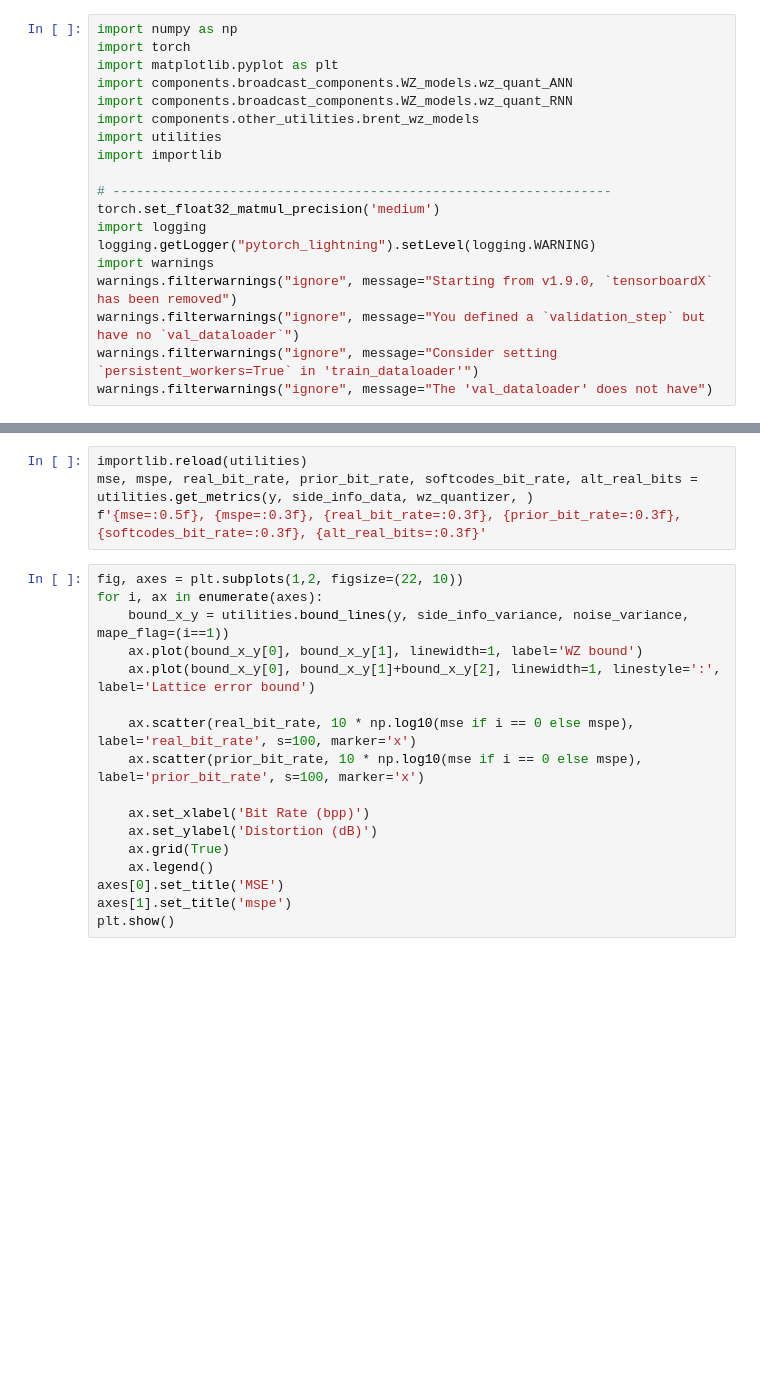
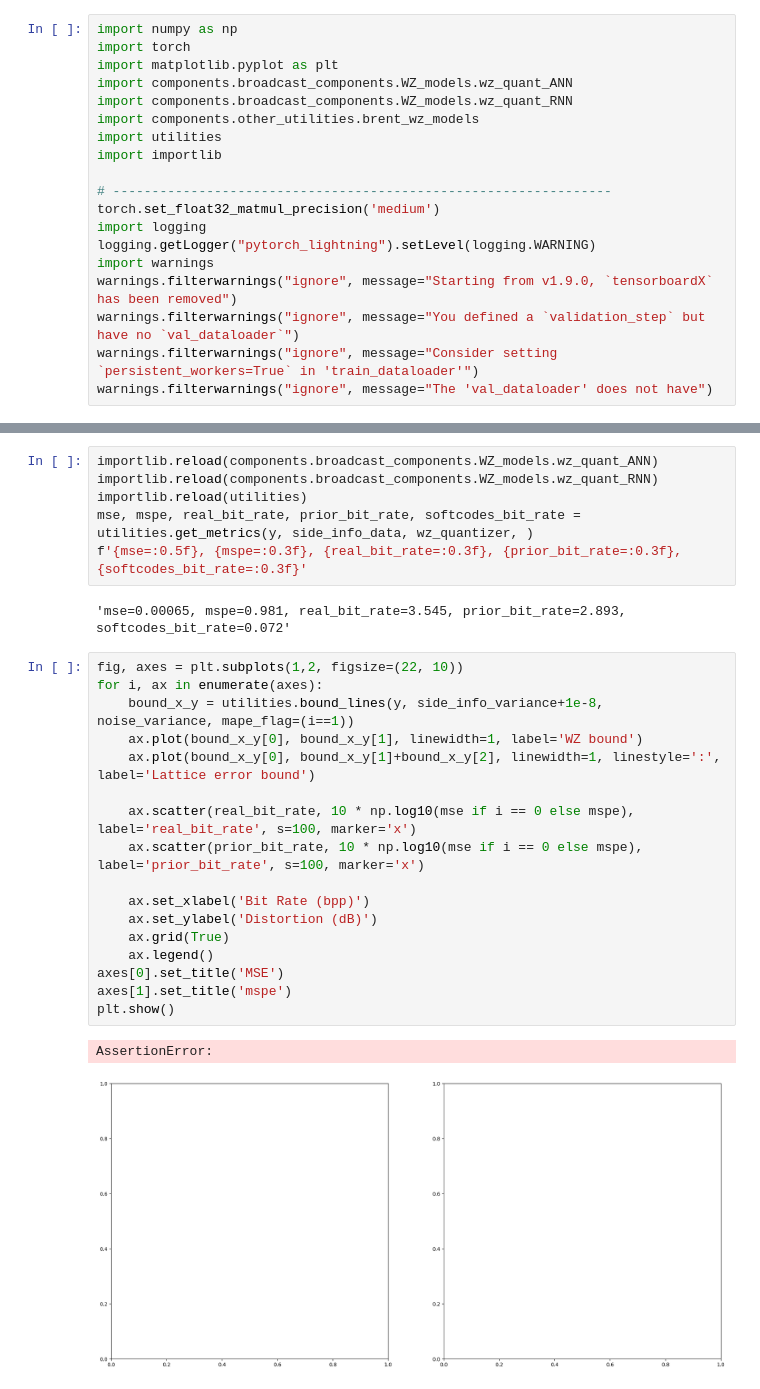
Before and after one commit to HosseinOutward/VUB-ACS-25_Thesis, a Jupyter notebook: experiments/make_basic_rnn_model/make_basic_rnn_model.ipynb, the cells around one changed output, grey strips where cells are left out. Saved outputs shown, nothing was run; the diff lists cells and outputs as text; blank space fills up the shorter version.

```diff
--- a/experiments/make_basic_rnn_model/make_basic_rnn_model.ipynb
+++ b/experiments/make_basic_rnn_model/make_basic_rnn_model.ipynb
@@ -97,21 +119,28 @@ wz_quantizer.train_model(y, side_info_data, epoch=60, batch_size=10_000)
 # %%
+importlib.reload(components.broadcast_components.WZ_models.wz_quant_ANN)
+importlib.reload(components.broadcast_components.WZ_models.wz_quant_RNN)
 importlib.reload(utilities)
-mse, mspe, real_bit_rate, prior_bit_rate, softcodes_bit_rate, alt_real_bits = utilities.get_metrics(y, side_info_data, wz_quantizer, )
-f'{mse=:0.5f}, {mspe=:0.3f}, {real_bit_rate=:0.3f}, {prior_bit_rate=:0.3f}, {softcodes_bit_rate=:0.3f}, {alt_real_bits=:0.3f}'
+mse, mspe, real_bit_rate, prior_bit_rate, softcodes_bit_rate = utilities.get_metrics(y, side_info_data, wz_quantizer, )
+f'{mse=:0.5f}, {mspe=:0.3f}, {real_bit_rate=:0.3f}, {prior_bit_rate=:0.3f}, {softcodes_bit_rate=:0.3f}'
+# %% [output]
+'mse=0.00065, mspe=0.981, real_bit_rate=3.545, prior_bit_rate=2.893, softcodes_bit_rate=0.072'
 # %%
 fig, axes = plt.subplots(1,2, figsize=(22, 10))
 for i, ax in enumerate(axes):
-    bound_x_y = utilities.bound_lines(y, side_info_variance, noise_variance, mape_flag=(i==1))
+    bound_x_y = utilities.bound_lines(y, side_info_variance+1e-8, noise_variance, mape_flag=(i==1))
     ax.plot(bound_x_y[0], bound_x_y[1], linewidth=1, label='WZ bound')
     ax.plot(bound_x_y[0], bound_x_y[1]+bound_x_y[2], linewidth=1, linestyle=':', label='Lattice error bound')
 
     ax.scatter(real_bit_rate, 10 * np.log10(mse if i == 0 else mspe), label='real_bit_rate', s=100, marker='x')
     ax.scatter(prior_bit_rate, 10 * np.log10(mse if i == 0 else mspe), label='prior_bit_rate', s=100, marker='x')
 
     ax.set_xlabel('Bit Rate (bpp)')
     ax.set_ylabel('Distortion (dB)')
     ax.grid(True)
     ax.legend()
 axes[0].set_title('MSE')
 axes[1].set_title('mspe')
 plt.show()
+# %% [output]
+AssertionError:
+[figure, added]
```
Also changed, not shown: parts of 5 cells of this notebook, 8 other files.
